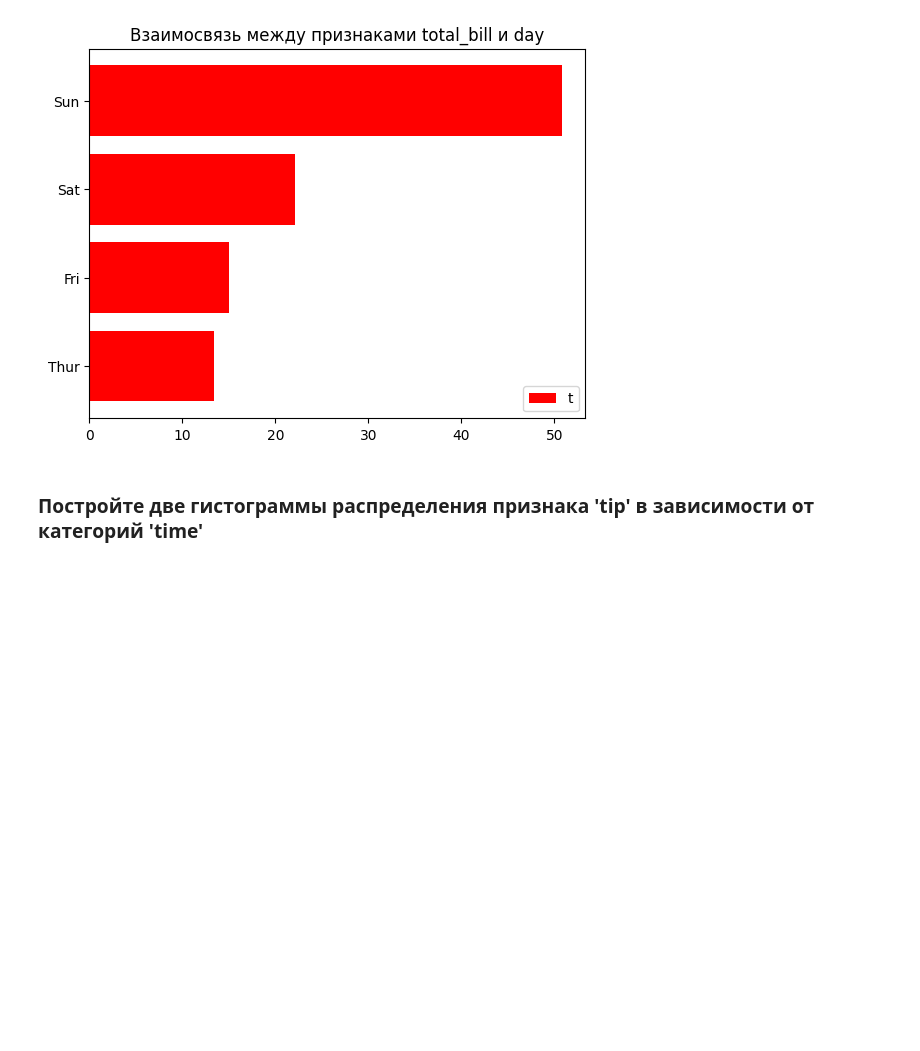
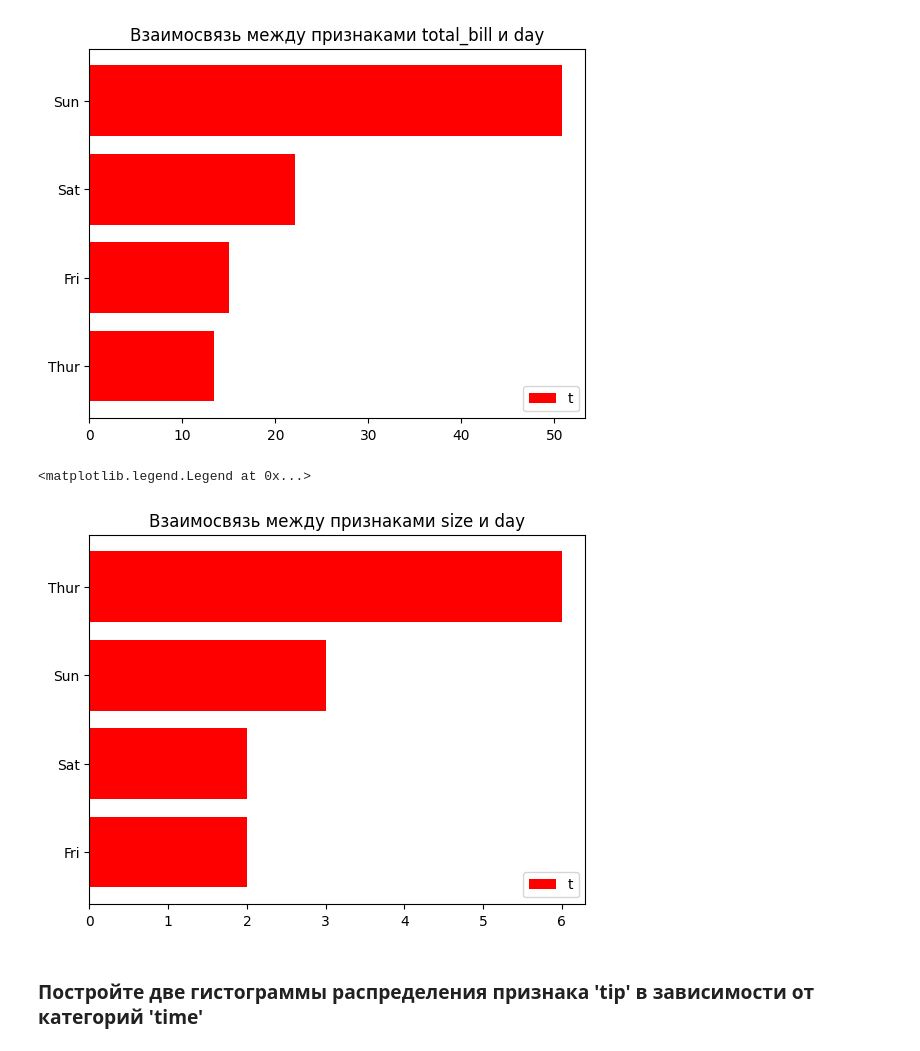
Before and after one commit to Ibolvachevamailu/My_progekt, a Jupyter notebook: Analyze and Visualize.ipynb, the cells around one changed output. Drawn from its saved outputs; the diff is of its cells as text; code cells hidden in the pictures; blank space fills up the shorter version.

```diff
--- a/Analyze and Visualize.ipynb
+++ b/Analyze and Visualize.ipynb
@@ -300,6 +300,18 @@ ax.legend('total_bill')
 # %% [output]
 <matplotlib.legend.Legend at 0x...>
 [figure]
+# %%
+fig, ax1 = plt.subplots(1, 1)
+
+df_sorted_day = df.sort_values('day')
+df_sorted_size = df.sort_values('size')
+ax1.barh(df_sorted_day['day'], df_sorted_size['size'], color = 'r')
+
+ax1.set_title('Взаимосвязь между признаками size и day')
+ax1.legend('total_bill')
+# %% [output]
+<matplotlib.legend.Legend at 0x...>
+[figure, added]
 # %% [markdown]
 ### Постройте две гистограммы распределения признака 'tip' в зависимости от категорий 'time'
 # %%
```
Also changed, not shown: parts of 3 cells of this notebook.
